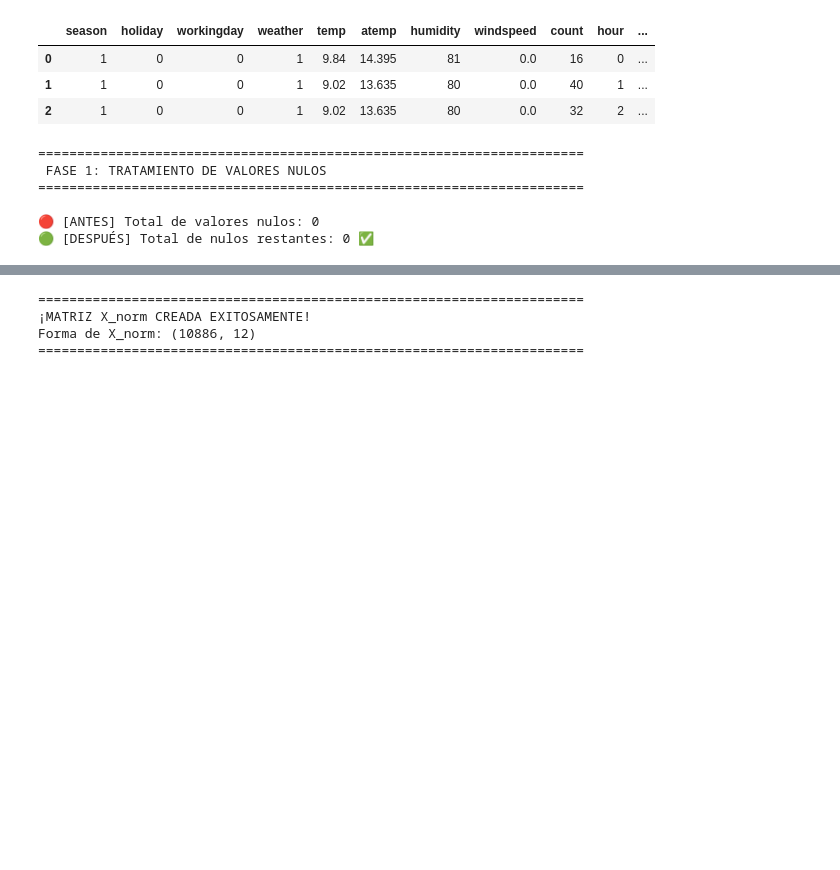
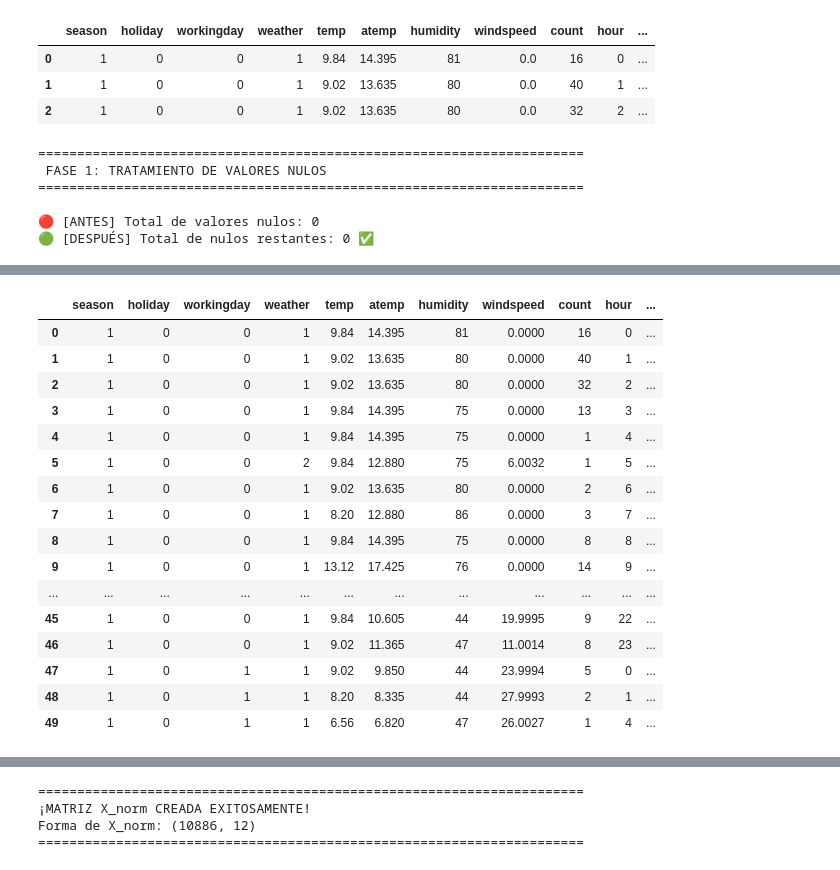
Before and after one commit to NelvaAdalit/Machine-Learning-SIS420-Datasets, a Jupyter notebook: 04_Bike_Sharing_Analysis.ipynb, the cells around one changed output, grey strips where cells are left out. Drawn from its saved outputs; the diff is of its cells as text; code cells hidden in the pictures; blank space fills up the shorter version.

```diff
--- a/04_Bike_Sharing_Analysis.ipynb
+++ b/04_Bike_Sharing_Analysis.ipynb
@@ -101,23 +101,3 @@ print(f"🟢 [DESPUÉS] Total de nulos restantes: {df.isnull().sum().sum()} ✅"
 
 🔴 [ANTES] Total de valores nulos: 0
 🟢 [DESPUÉS] Total de nulos restantes: 0 ✅
-# %%
-# ==============================================================================
-# 4. ANTES Y DESPUÉS: CODIFICACIÓN CATEGÓRICA
-# ==============================================================================
-print("="*70)
-print(" FASE 2: CODIFICACIÓN DE TEXTO A NÚMEROS")
-print("="*70)
-
-columnas_texto = df.select_dtypes(include=['object']).columns.tolist()
-
-if len(columnas_texto) > 0:
-    print(f"\n🔴 [ANTES] Columnas de texto detectadas: {columnas_texto}")
-    encoder = LabelEncoder()
-    for columna in columnas_texto:
-        df[columna] = encoder.fit_transform(df[columna].astype(str))
-    print("🟢 [DESPUÉS] Todas las columnas son ahora numéricas.")
-else:
-    print("\n🟢 Todas las columnas ya eran numéricas (Season, Weather, etc., vienen codificadas).")
-
-display(df.head(3))
@@ -133,0 +117,43 @@ display(df.head(3))
+# %%
+# ==============================================================================
+# 4. ANTES Y DESPUÉS: INGENIERÍA DE TIEMPOS Y LIMPIEZA (50 FILAS)
+# ==============================================================================
+print("="*80)
+print(" FASE 2: DESGLOSE TEMPORAL Y ELIMINACIÓN DE FUGA DE DATOS (DATA LEAKAGE)")
+print("="*80)
+
+# Configuramos visualización de 50 filas
+pd.set_option('display.max_rows', 50)
+
+# ------------------------------------------------------------------------------
+# ANTES: Datos crudos con la columna datetime original
+# ------------------------------------------------------------------------------
+print("\n🔴 [ANTES] Estructura del dataset después de ingeniería de tiempos inicial y eliminación de columnas:")
+print("Se muestran las primeras 50 filas para revisión:")
+display(df.head(50))
+
+# PROCESO: Ingeniería de Características (Feature Engineering) - ESTE BLOQUE ES REDUNDANTE
+#          ya que las operaciones se realizaron en la celda '2. CARGA DE DATOS E INGENIERÍA DE CARACTERÍSTICAS'.
+# df['datetime'] = pd.to_datetime(df['datetime'])
+# df['hour'] = df['datetime'].dt.hour
+# df['day'] = df['datetime'].dt.day
+# df['month'] = df['datetime'].dt.month
+# df['year'] = df['datetime'].dt.year
+
+# Eliminamos columnas que no se usarán o que causan Data Leakage (casual + registered = count) - ESTO TAMBIÉN ES REDUNDANTE.
+# df_final = df.drop(['datetime', 'casual', 'registered'], axis=1)
+
+# Para mostrar el estado 'DESPUÉS' sin cambios adicionales en esta fase:
+df_final = df.copy()
+
+# ------------------------------------------------------------------------------
+# DESPUÉS: Datos listos con nuevas columnas numéricas
+# ------------------------------------------------------------------------------
+print("\n🟢 [DESPUÉS] Dataset con la ingeniería de tiempos ya aplicada (sin cambios en esta fase):")
+print("Las columnas 'casual' y 'registered' fueron eliminadas previamente para evitar sesgos en el modelo.")
+display(df_final.head(50))
+
+# Restauramos la configuración
+pd.reset_option('display.max_rows')
+df = df_final.copy()
+# %% [output]
@@ -133,0 +166,17 @@ display(df.head(3))
+|  | season | holiday | workingday | weather | temp | atemp | humidity | windspeed | count | hour | ... |
+| 0 | 1 | 0 | 0 | 1 | 9.84 | 14.395 | 81 | 0.0000 | 16 | 0 | ... |
+| 1 | 1 | 0 | 0 | 1 | 9.02 | 13.635 | 80 | 0.0000 | 40 | 1 | ... |
+| 2 | 1 | 0 | 0 | 1 | 9.02 | 13.635 | 80 | 0.0000 | 32 | 2 | ... |
+| 3 | 1 | 0 | 0 | 1 | 9.84 | 14.395 | 75 | 0.0000 | 13 | 3 | ... |
+| 4 | 1 | 0 | 0 | 1 | 9.84 | 14.395 | 75 | 0.0000 | 1 | 4 | ... |
+| 5 | 1 | 0 | 0 | 2 | 9.84 | 12.880 | 75 | 6.0032 | 1 | 5 | ... |
+| 6 | 1 | 0 | 0 | 1 | 9.02 | 13.635 | 80 | 0.0000 | 2 | 6 | ... |
+| 7 | 1 | 0 | 0 | 1 | 8.20 | 12.880 | 86 | 0.0000 | 3 | 7 | ... |
+| 8 | 1 | 0 | 0 | 1 | 9.84 | 14.395 | 75 | 0.0000 | 8 | 8 | ... |
+| 9 | 1 | 0 | 0 | 1 | 13.12 | 17.425 | 76 | 0.0000 | 14 | 9 | ... |
+| ... | ... | ... | ... | ... | ... | ... | ... | ... | ... | ... | ... |
+| 45 | 1 | 0 | 0 | 1 | 9.84 | 10.605 | 44 | 19.9995 | 9 | 22 | ... |
+| 46 | 1 | 0 | 0 | 1 | 9.02 | 11.365 | 47 | 11.0014 | 8 | 23 | ... |
+| 47 | 1 | 0 | 1 | 1 | 9.02 | 9.850 | 44 | 23.9994 | 5 | 0 | ... |
+| 48 | 1 | 0 | 1 | 1 | 8.20 | 8.335 | 44 | 27.9993 | 2 | 1 | ... |
+| 49 | 1 | 0 | 1 | 1 | 6.56 | 6.820 | 47 | 26.0027 | 1 | 4 | ... |
```
Also changed, not shown: parts of 4 cells of this notebook.
